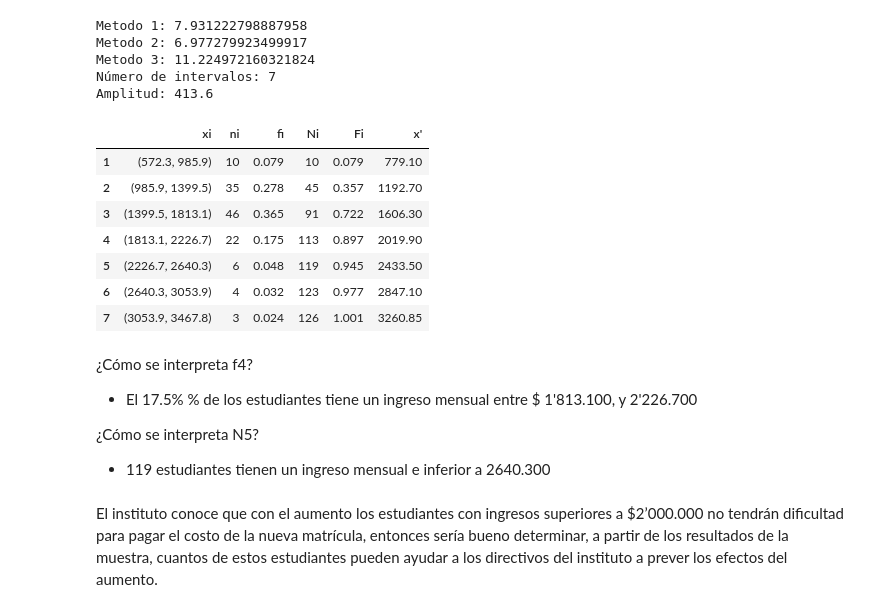
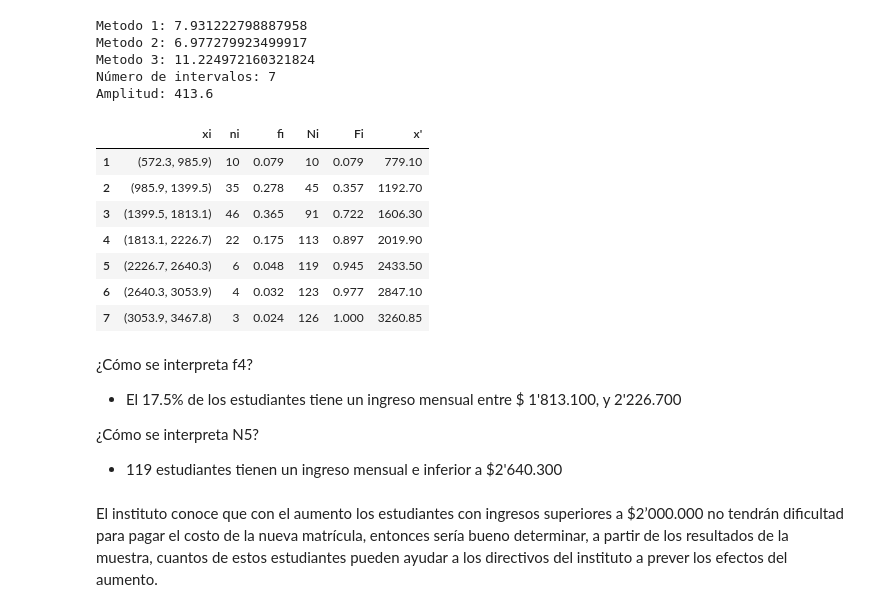
Before and after one commit to Kaiziferr/statistics, a Jupyter notebook: statistics/descriptive_statistics/01_estadistica_descriptiva.ipynb, the cells around one changed output. Saved outputs shown, nothing was run; the diff lists cells and outputs as text; code cells hidden in the pictures.

```diff
--- a/statistics/descriptive_statistics/01_estadistica_descriptiva.ipynb
+++ b/statistics/descriptive_statistics/01_estadistica_descriptiva.ipynb
@@ -156,28 +61,31 @@ Amplitud: 413.6
 # %%
 table_frecuency = pd.DataFrame(index=['1','2','3','4','5','6', '7'])
 xi = [round(min(data)+amplitud*i,3) if i!=m else data[-1:].values[0] for i in range(m+1) if i <= m ]
 table_frecuency['xi'] = [(xi[i],xi[i+1]) for i in range(m)]
 table_frecuency['ni'] = [data[data.between(table_frecuency['xi'][i][0], table_frecuency['xi'][i][1])].count() for i in range(m)]
 table_frecuency['fi'] = round(table_frecuency['ni']/len(data), 3)
 table_frecuency['Ni'] = table_frecuency['ni'].cumsum()
 table_frecuency['Fi'] = round(table_frecuency['fi'].cumsum(), 3)
+temp = pd.Series(table_frecuency['Fi'])
+temp[-1] = 1
+table_frecuency['Fi'] = temp
 table_frecuency["x'"] = list(map(lambda x: round((x[0]+x[1])/2, 2) , table_frecuency['xi']))
 table_frecuency
 # %% [output]
 |  | xi | ni | fi | Ni | Fi | x' |
 | 1 | (572.3, 985.9) | 10 | 0.079 | 10 | 0.079 | 779.10 |
 | 2 | (985.9, 1399.5) | 35 | 0.278 | 45 | 0.357 | 1192.70 |
 | 3 | (1399.5, 1813.1) | 46 | 0.365 | 91 | 0.722 | 1606.30 |
 | 4 | (1813.1, 2226.7) | 22 | 0.175 | 113 | 0.897 | 2019.90 |
 | 5 | (2226.7, 2640.3) | 6 | 0.048 | 119 | 0.945 | 2433.50 |
 | 6 | (2640.3, 3053.9) | 4 | 0.032 | 123 | 0.977 | 2847.10 |
-| 7 | (3053.9, 3467.8) | 3 | 0.024 | 126 | 1.001 | 3260.85 |
+| 7 | (3053.9, 3467.8) | 3 | 0.024 | 126 | 1.000 | 3260.85 |
 # %% [markdown]
 ¿Cómo se interpreta f4?
-- El 17.5% % de los estudiantes tiene un ingreso mensual entre $ 1'813.100, y 2'226.700
+- El 17.5% de los estudiantes tiene un ingreso mensual entre $ 1'813.100, y 2'226.700
 
 ¿Cómo se interpreta N5?
-- 119 estudiantes tienen un ingreso mensual e inferior a 2640.300
+- 119 estudiantes tienen un ingreso mensual e inferior a $2'640.300
 # %% [markdown]
 El instituto conoce que con el aumento los estudiantes con ingresos
 superiores a $2’000.000 no tendrán dificultad para pagar el costo de
```
Also changed, not shown: parts of 14 cells of this notebook.
